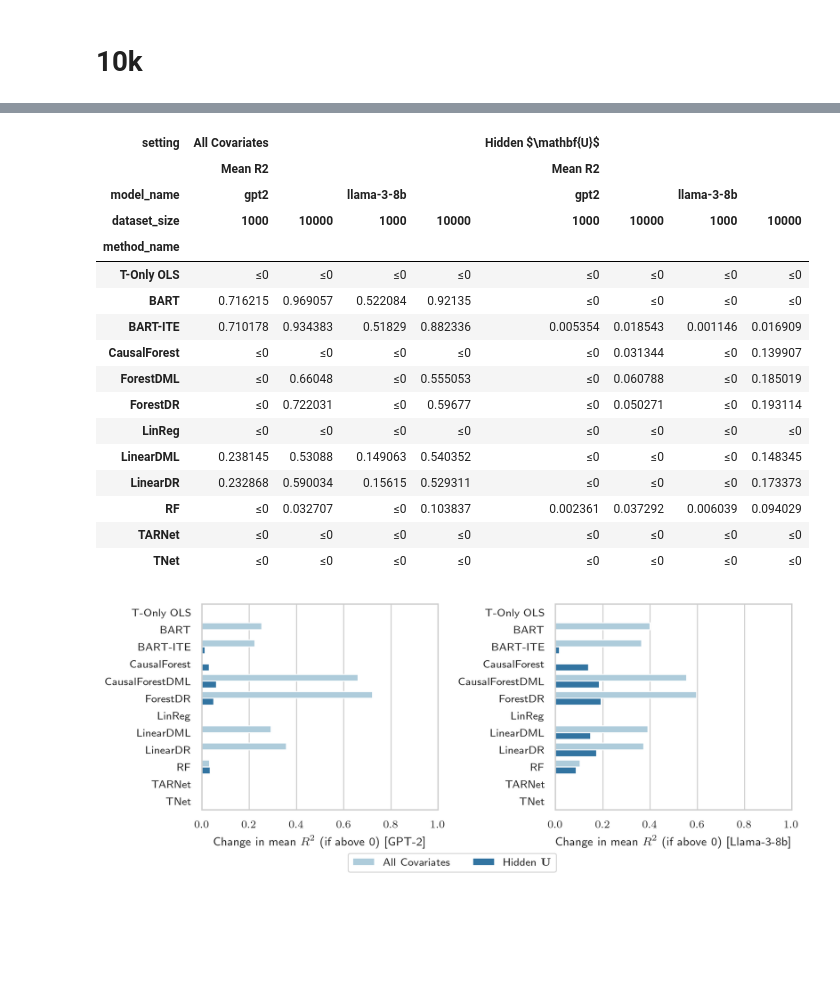
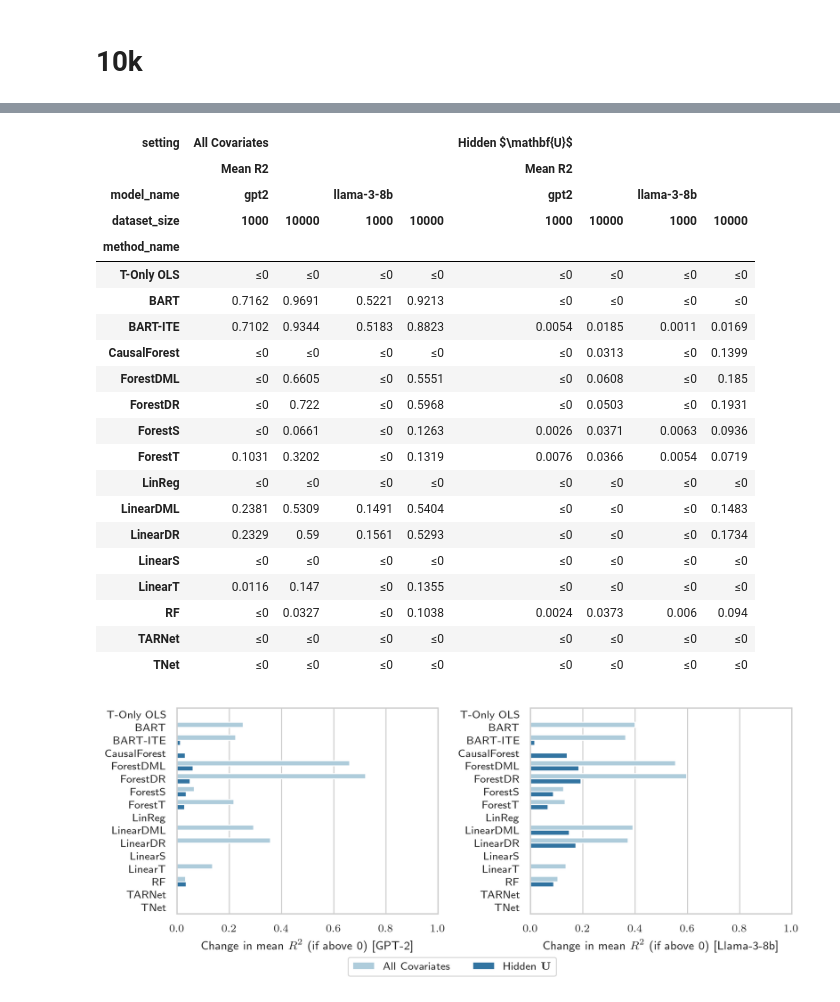
Before and after one commit to parallelArchitect/sequence-driven-scms, a Jupyter notebook: benchmark.ipynb, the cells around one changed output, grey strips where cells are left out. Cells and saved outputs as stored; diff of their text form; code cells hidden in the pictures; blank space fills up the shorter version.

```diff
--- a/benchmark.ipynb
+++ b/benchmark.ipynb
@@ -37,8 +47,18 @@ warnings.filterwarnings('ignore')
 # %%
-method_order = ['T-Only OLS', 'BART', 'ForestDML', 'ForestDR', 'LinReg', 'LinearDML', 'LinearDR', 'RF']
+ate_method_order = ['T-Only OLS', 'BART', 'ForestDML', 'ForestDR', 'ForestS', 'ForestT', 'LinReg', 'LinearDML', 'LinearDR', 'LinearS', 'LinearT', 'RF']
+cate_method_order = ['T-Only OLS', 'BART', 'BART-ITE', 'CausalForest', 'ForestDML', 'ForestDR', 'ForestS', 'ForestT', 'LinReg', 'LinearDML', 'LinearDR', 'LinearS', 'LinearT', 'RF', 'TARNet', 'TNet']
+interval_method_order = ['T-Only OLS', 'BART', 'BART-ITE', 'CausalForest', 'CQR', 'ForestDML', 'ForestDR', 'LinearDML', 'LinearDR']
+
 ate_performance_df = format_ate_performance_df(estimation_df=estimation_df)
-ate_performance_df = ate_performance_df.rename(index={'NaiveLinReg': 'T-Only OLS', 'CausalForestDML': 'ForestDML'})
-ate_performance_df.loc[method_order]
+ate_performance_df = ate_performance_df.rename(index={
+    'NaiveLinReg': 'T-Only OLS',
+    'CausalForestDML': 'ForestDML',
+    'LinearSLearner': 'LinearS',
+    'LinearTLearner': 'LinearT',
+    'ForestSLearner': 'ForestS',
+    'ForestTLearner': 'ForestT',
+})
+ate_performance_df.loc[ate_method_order]
 # %% [output]
 | model_name | gpt2 |  |  |  | ... |
 |  | R2 |  | RMSE |  | ... |
@@ -60,7 +84,11 @@ cate_performance_df['method_name'] = cate_performance_df['method_name'].replace(
     'NaiveLinReg': 'T-Only OLS',
     'CausalForestDML': 'ForestDML',
     'SNet1': 'TARNet',
-    'Conformal': 'CQR'
+    'Conformal': 'CQR',
+    'LinearSLearner': 'LinearS',
+    'LinearTLearner': 'LinearT',
+    'ForestSLearner': 'ForestS',
+    'ForestTLearner': 'ForestT',
 })
 # %%
 boxplot_settings = {
@@ -630,5 +658,4 @@ plt.show()
 # %%
-method_order = ['T-Only OLS', 'BART', 'BART-ITE', 'CausalForest', 'ForestDML', 'ForestDR', 'LinReg', 'LinearDML', 'LinearDR', 'RF', 'TARNet', 'TNet']
 grouped_1k_cate_performance_df = cate_performance_df.groupby(['method_name', 'setting', 'model_name'])['R2_cate'].mean().reset_index()
 grouped_10k_cate_performance_df = cate_10k_performance_df.groupby(['method_name', 'setting', 'model_name'])['R2_cate'].mean().reset_index()
 grouped_1k_cate_performance_df['dataset_size'] = 1000
@@ -636,7 +663,7 @@ grouped_10k_cate_performance_df['dataset_size'] = 10000
 grouped_cate_performance_df = pd.concat(
     (grouped_1k_cate_performance_df, grouped_10k_cate_performance_df),
     axis=0
-).rename(columns={'R2_cate': 'Mean R2'})
+).rename(columns={'R2_cate': 'Mean R2'}).round(4)
 unstacked_cate_performance_df = grouped_cate_performance_df.copy(deep=True).reset_index()
 
 grouped_cate_performance_df['Mean R2'][grouped_cate_performance_df['Mean R2'] <= 0] = '≤0'
@@ -646,9 +673,8 @@ grouped_cate_performance_df = grouped_cate_performance_df.pivot(
 )
 grouped_cate_performance_df.columns = grouped_cate_performance_df.columns.swaplevel(0, 1)
 grouped_cate_performance_df = grouped_cate_performance_df.sort_index(axis=1, level=0)
-display(grouped_cate_performance_df.loc[method_order])
+display(grouped_cate_performance_df.loc[cate_method_order])
 
-method_order = ['T-Only OLS', 'BART', 'BART-ITE', 'CausalForest', 'CausalForestDML', 'ForestDR', 'LinReg', 'LinearDML', 'LinearDR', 'RF', 'TARNet', 'TNet']
 long_df = pd.concat(
     (grouped_1k_cate_performance_df, grouped_10k_cate_performance_df),
     axis=0
@@ -656,8 +682,6 @@ long_df = pd.concat(
 long_df['mean_R2'] = long_df['mean_R2'].values.clip(min=0)
 long_df['change_R2'] = long_df.groupby(['setting', 'method_name', 'model_name'])['mean_R2'].diff()
 long_df = long_df[long_df['dataset_size'] == 10000].drop(columns=['dataset_size'])
-
-long_df['method_name'] = long_df['method_name'].replace(to_replace='ForestDML', value='CausalForestDML')  # TODO: remove
 
 fig, axes = plt.subplots(nrows=1, ncols=2, sharex=True, figsize=(8, 3), dpi=300)
 axes = axes.ravel()
@@ -669,7 +693,7 @@ sns.barplot(
     x='change_R2',
     hue='setting',
     ax=axes[0],
-    order=method_order,
+    order=cate_method_order,
     hue_order=['All Covariates', r'Hidden $\mathbf{U}$'],
     palette='Paired',
     legend=True
@@ -681,43 +705,47 @@ axes[0].set_xlim(0, 1)
 
 query_string = "model_name == 'llama-3-8b'"
 sns.barplot(
     data=long_df.query(expr=query_string),
     y='method_name',
     x='change_R2',
     hue='setting',
     ax=axes[1],
-    order=method_order,
+    order=cate_method_order,
     hue_order=['All Covariates', r'Hidden $\mathbf{U}$'],
     palette='Paired',
     legend=False
 )
 axes[1].set_ylabel('')
 axes[1].set_xlim(0, 1)
 
 axes[0].set_xlabel(r'Change in mean $R^2$ (if above 0) [GPT-2]')
 axes[1].set_xlabel(r'Change in mean $R^2$ (if above 0) [Llama-3-8b]')
 fig.legend(handles, labels, loc='lower center', bbox_to_anchor=(0.5, -0.06), ncol=2, fancybox=True, shadow=False)
 plt.tight_layout()
 plt.show()
 # %% [output]
 | setting | All Covariates |  |  |  | Hidden $\mathbf{U}$ |  |  |  |
 |  | Mean R2 |  |  |  | Mean R2 |  |  |  |
 | model_name | gpt2 |  | llama-3-8b |  | gpt2 |  | llama-3-8b |  |
 | dataset_size | 1000 | 10000 | 1000 | 10000 | 1000 | 10000 | 1000 | 10000 |
 | method_name |  |  |  |  |  |  |  |  |
 | T-Only OLS | ≤0 | ≤0 | ≤0 | ≤0 | ≤0 | ≤0 | ≤0 | ≤0 |
-| BART | 0.716215 | 0.969057 | 0.522084 | 0.92135 | ≤0 | ≤0 | ≤0 | ≤0 |
-| BART-ITE | 0.710178 | 0.934383 | 0.51829 | 0.882336 | 0.005354 | 0.018543 | 0.001146 | 0.016909 |
-| CausalForest | ≤0 | ≤0 | ≤0 | ≤0 | ≤0 | 0.031344 | ≤0 | 0.139907 |
-| ForestDML | ≤0 | 0.66048 | ≤0 | 0.555053 | ≤0 | 0.060788 | ≤0 | 0.185019 |
-| ForestDR | ≤0 | 0.722031 | ≤0 | 0.59677 | ≤0 | 0.050271 | ≤0 | 0.193114 |
+| BART | 0.7162 | 0.9691 | 0.5221 | 0.9213 | ≤0 | ≤0 | ≤0 | ≤0 |
+| BART-ITE | 0.7102 | 0.9344 | 0.5183 | 0.8823 | 0.0054 | 0.0185 | 0.0011 | 0.0169 |
+| CausalForest | ≤0 | ≤0 | ≤0 | ≤0 | ≤0 | 0.0313 | ≤0 | 0.1399 |
+| ForestDML | ≤0 | 0.6605 | ≤0 | 0.5551 | ≤0 | 0.0608 | ≤0 | 0.185 |
+| ForestDR | ≤0 | 0.722 | ≤0 | 0.5968 | ≤0 | 0.0503 | ≤0 | 0.1931 |
+| ForestS | ≤0 | 0.0661 | ≤0 | 0.1263 | 0.0026 | 0.0371 | 0.0063 | 0.0936 |
+| ForestT | 0.1031 | 0.3202 | ≤0 | 0.1319 | 0.0076 | 0.0366 | 0.0054 | 0.0719 |
 | LinReg | ≤0 | ≤0 | ≤0 | ≤0 | ≤0 | ≤0 | ≤0 | ≤0 |
-| LinearDML | 0.238145 | 0.53088 | 0.149063 | 0.540352 | ≤0 | ≤0 | ≤0 | 0.148345 |
-| LinearDR | 0.232868 | 0.590034 | 0.15615 | 0.529311 | ≤0 | ≤0 | ≤0 | 0.173373 |
-| RF | ≤0 | 0.032707 | ≤0 | 0.103837 | 0.002361 | 0.037292 | 0.006039 | 0.094029 |
+| LinearDML | 0.2381 | 0.5309 | 0.1491 | 0.5404 | ≤0 | ≤0 | ≤0 | 0.1483 |
+| LinearDR | 0.2329 | 0.59 | 0.1561 | 0.5293 | ≤0 | ≤0 | ≤0 | 0.1734 |
+| LinearS | ≤0 | ≤0 | ≤0 | ≤0 | ≤0 | ≤0 | ≤0 | ≤0 |
+| LinearT | 0.0116 | 0.147 | ≤0 | 0.1355 | ≤0 | ≤0 | ≤0 | ≤0 |
+| RF | ≤0 | 0.0327 | ≤0 | 0.1038 | 0.0024 | 0.0373 | 0.006 | 0.094 |
 | TARNet | ≤0 | ≤0 | ≤0 | ≤0 | ≤0 | ≤0 | ≤0 | ≤0 |
 | TNet | ≤0 | ≤0 | ≤0 | ≤0 | ≤0 | ≤0 | ≤0 | ≤0 |
-[figure, old version]
+[figure, new version]
 # %%
 cate_10k_performance_df = format_cate_performance_df(estimation_df=estimation_10k_df)
 cate_10k_performance_df['method_name'] = cate_10k_performance_df['method_name'].replace({
```
Also changed, not shown: parts of 10 cells of this notebook, 2 other files.
